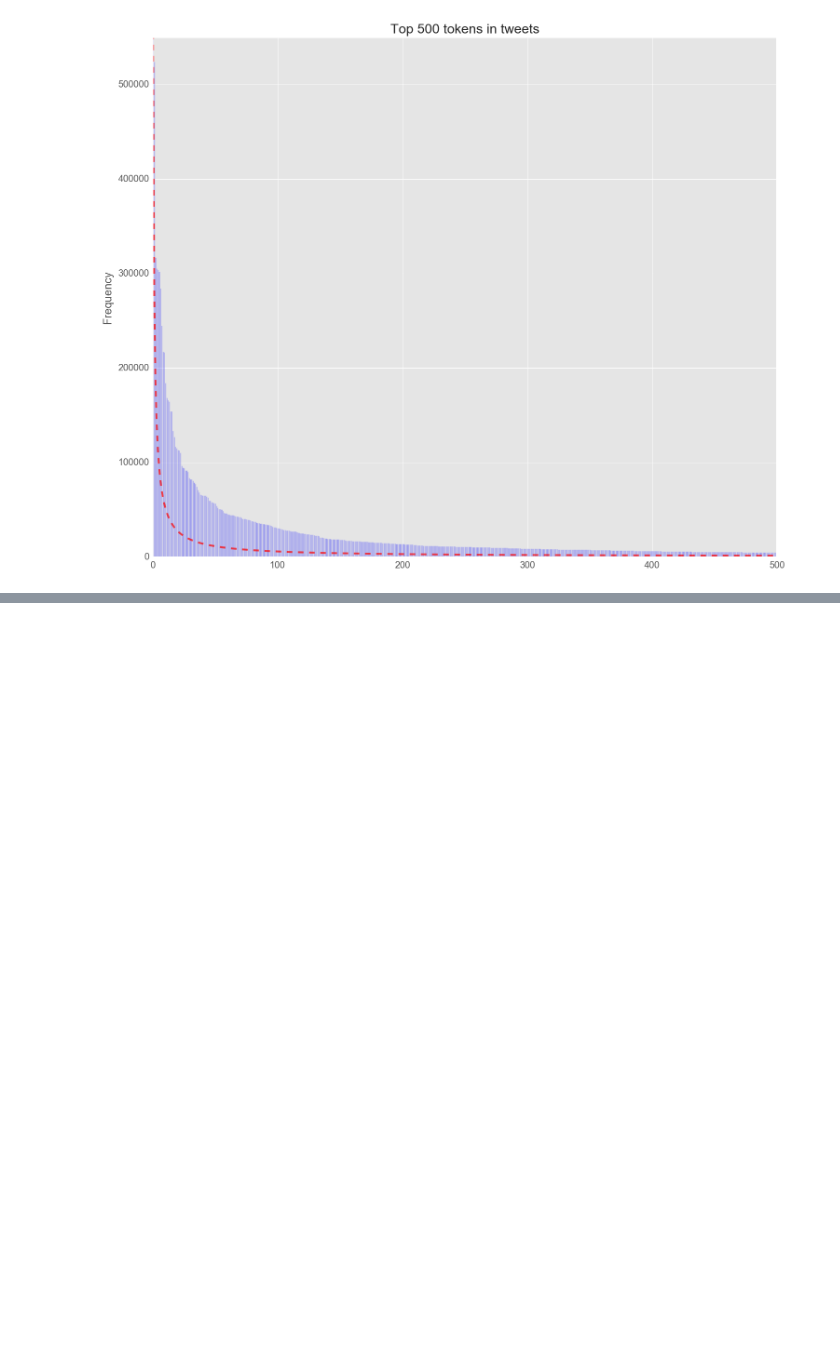
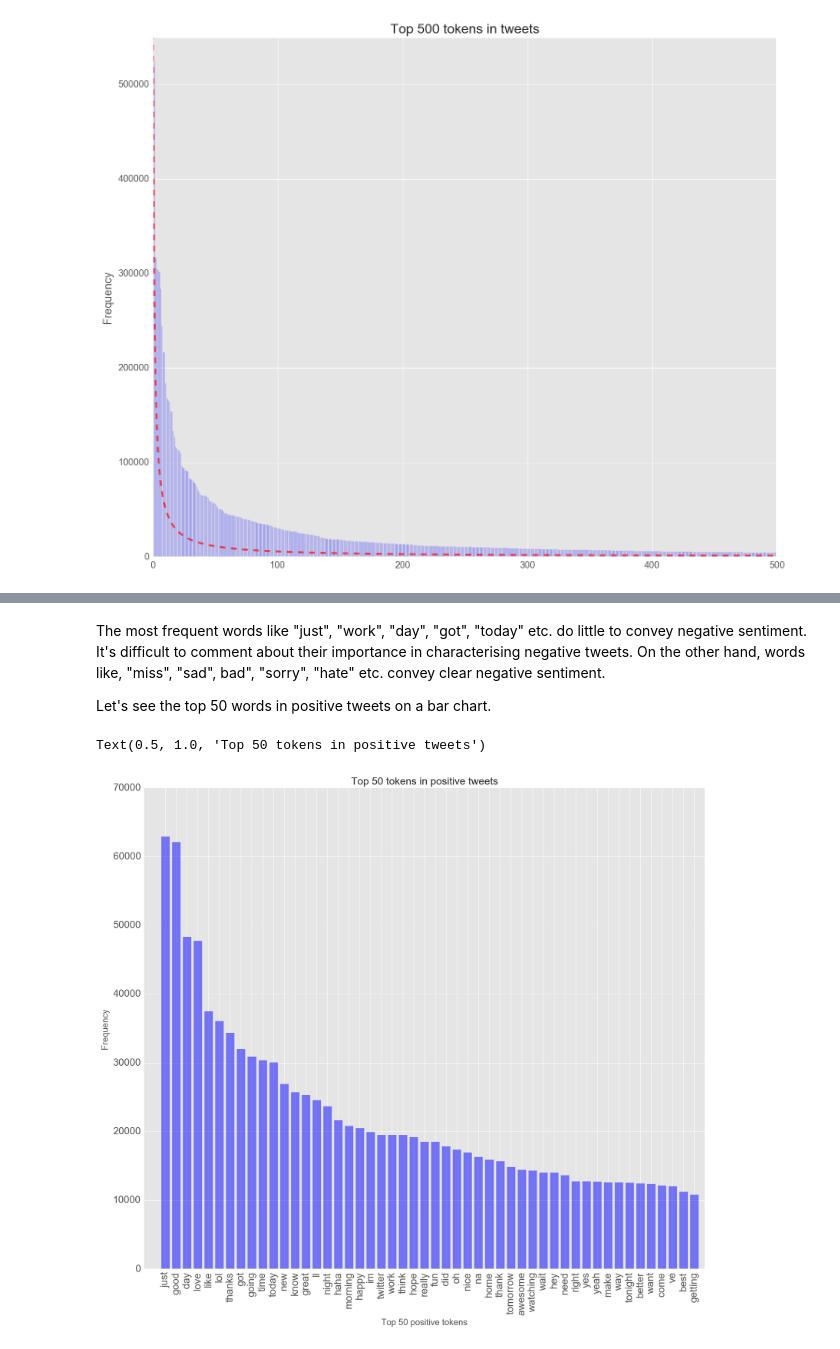
Before and after one commit to rkritika1508/Sentiment-Analysis, a Jupyter notebook: Third.ipynb, the cells around one changed output, grey strips where cells are left out. Drawn from its saved outputs; the diff is of its cells as text; code cells hidden in the pictures; blank space fills up the shorter version.

```diff
--- a/Third.ipynb
+++ b/Third.ipynb
@@ -56,0 +168,19 @@ Text(0.5, 1.0, 'Top 500 tokens in tweets')
+# %% [markdown]
+The most frequent words like "just", "work", "day", "got", "today" etc. do little to convey negative sentiment. It's difficult to comment about their importance in characterising negative tweets. On the other hand, words like, "miss", "sad", bad", "sorry", "hate" etc. convey clear negative sentiment.
+
+Let's see the top 50 words in positive tweets on a bar chart.
+# %%
+plt.style.use('ggplot')
+pos_df = term_freq_df.sort_values(by='positive', ascending=False)
+y_pos = np.arange(50)
+plt.figure(figsize=(14,12))
+plt.bar(y_pos, pos_df['positive'][:50],alpha=0.5, color='blue', align='center')
+plt.xlim(-2,50)
+plt.xticks(y_pos, pos_df['positive'][:50].index, rotation = 'vertical')
+plt.tick_params(labelsize=14)
+plt.xlabel('Top 50 positive tokens')
+plt.ylabel('Frequency')
+plt.title('Top 50 tokens in positive tweets')
+# %% [output]
+Text(0.5, 1.0, 'Top 50 tokens in positive tweets')
+[figure, added]
```
Also changed, not shown: parts of 32 cells of this notebook.
